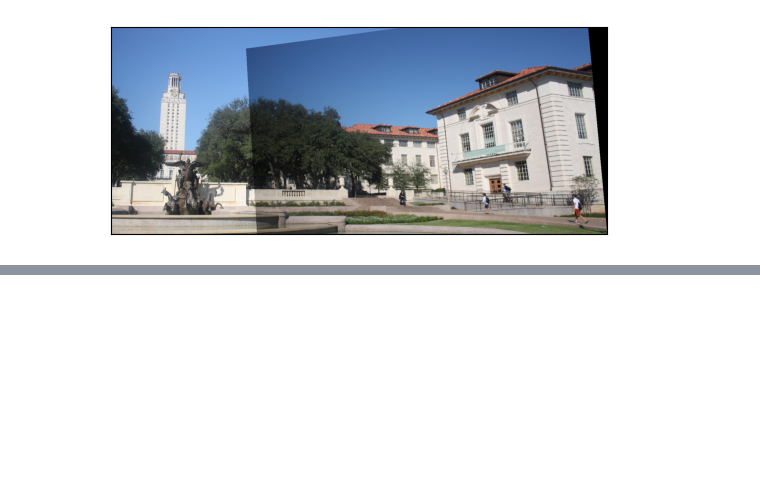
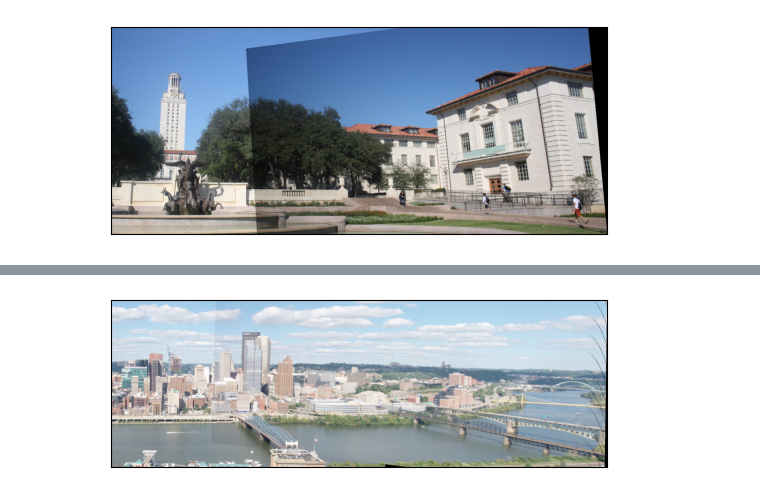
Before and after one commit to mohamed-zayton/Image-Warping-and-Homographies-Applications, a Jupyter notebook: Image Mosaics/image_mosaics.ipynb, the cells around one changed output, grey strips where cells are left out. Cells and saved outputs as stored; diff of their text form; code cells hidden in the pictures; blank space fills up the shorter version.

```diff
--- a/Image Mosaics/image_mosaics.ipynb
+++ b/Image Mosaics/image_mosaics.ipynb
@@ -50,0 +62,5 @@ show_image(merged_img)
+# %%
+merged_img = merge_two_images(query_img, train_img)
+show_image(merged_img)
+# %% [output]
+[figure, added]
```
Also changed, not shown: parts of 3 cells of this notebook, 2 other files.
